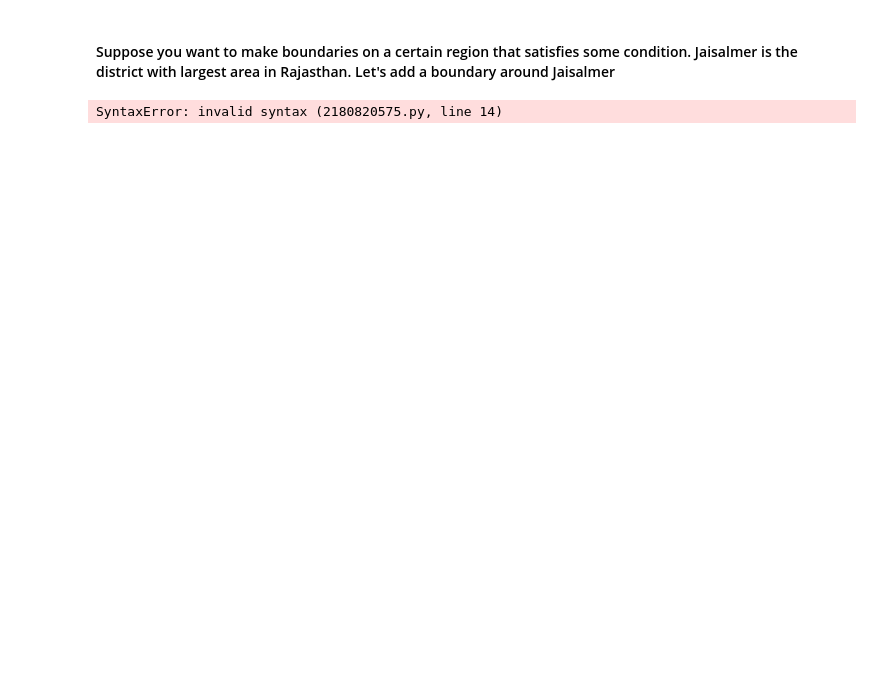
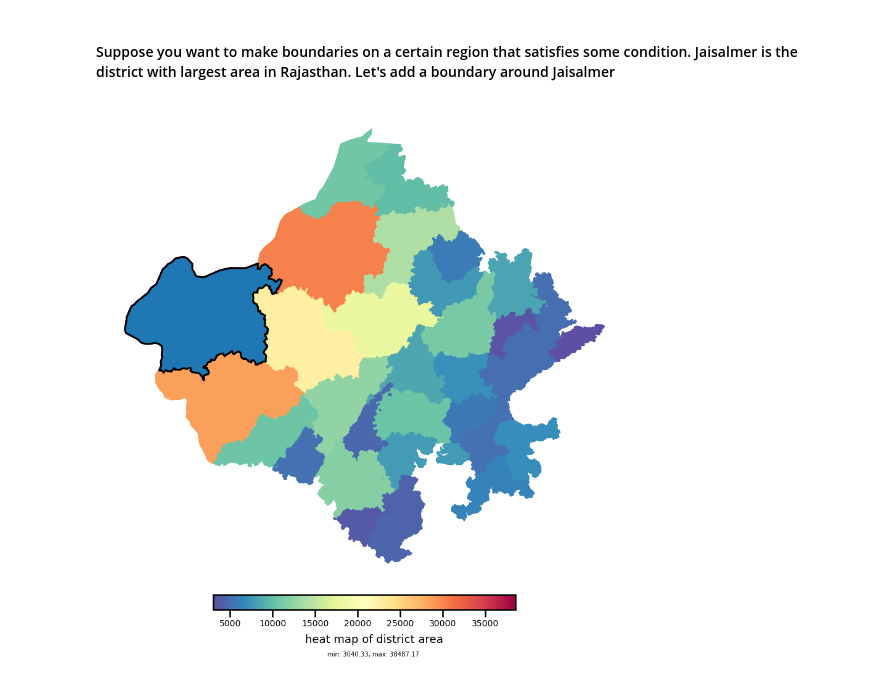
Before and after one commit to energy-policy-institute-uchicago/RP-orientation-2022, a Jupyter notebook: Geospatial Python/code/_05_mapping.ipynb, the cells around one changed output. Cells and saved outputs as stored; diff of their text form; code cells hidden in the pictures; blank space fills up the shorter version.

```diff
--- a/Geospatial Python/code/_05_mapping.ipynb
+++ b/Geospatial Python/code/_05_mapping.ipynb
@@ -137,11 +190,12 @@ SyntaxError: invalid syntax (3499337793.py, line 10)
 
 def make_map(
     df,
+    df2,
     colname,
     title,
     name_file,
     location,
-    figsize=(30, 15),
+    figsize=(30, 20),
     color_scale="YlOrRd",
     color_max=None,
     color_min=None,
@@ -183,7 +237,7 @@ def make_map(
     df2.plot(ax=ax, linewidth=3, edgecolor='black')
 
     # more formatting
-    fig.text(0.5, 0.08, title, ha="center", va="center", rotation=0, fontsize=18)
+    fig.text(0.52, 0.08, title, ha="center", va="center", rotation=0, fontsize=18)
 
     # annotate
     ax.set_axis_off()
@@ -197,26 +251,26 @@ def make_map(
 
     #
     if save_path != None:
-        os.makedirs(output_dir, exist_ok=True)
-        # fig.savefig(f"{output_dir}/{name_file}", dpi=200, bbox_inches="tight")
+        os.makedirs(dir, exist_ok=True)
+        fig.savefig(f"{dir}/{name_file}", dpi=200, bbox_inches="tight")
 # %%
 # make map
 ir=['JAISALMER']
 outline = shp_file[shp_file['DIST_NAME'].isin(ir)]
 
 make_map(
-    df=map,
+    df=shp_file,
     df2=outline,
-    colname='',
-    title="",
-    name_file='',
-    location=(0.35, -0.2),
+    colname='AREA_SQ_KM',
+    title="heat map of district area",
+    name_file='area_map2.png',
+    location=(0.43, -0.15),
     figsize=(30, 15),
     color_scale="Spectral_r",
-    color_max=shp_file.<colname>.max().values.item(),
-    color_min=shp_file.<colname>.min().values.item(),
-    save_path=f"{output_dir}",
+    color_max=max(shp_file.AREA_SQ_KM),
+    color_min=min(shp_file.AREA_SQ_KM),
+    save_path=f"{dir}",
     maxmin=True,
 )
 # %% [output]
-SyntaxError: invalid syntax (2180820575.py, line 14)
+[figure, added]
```
Also changed, not shown: parts of 9 cells of this notebook.
